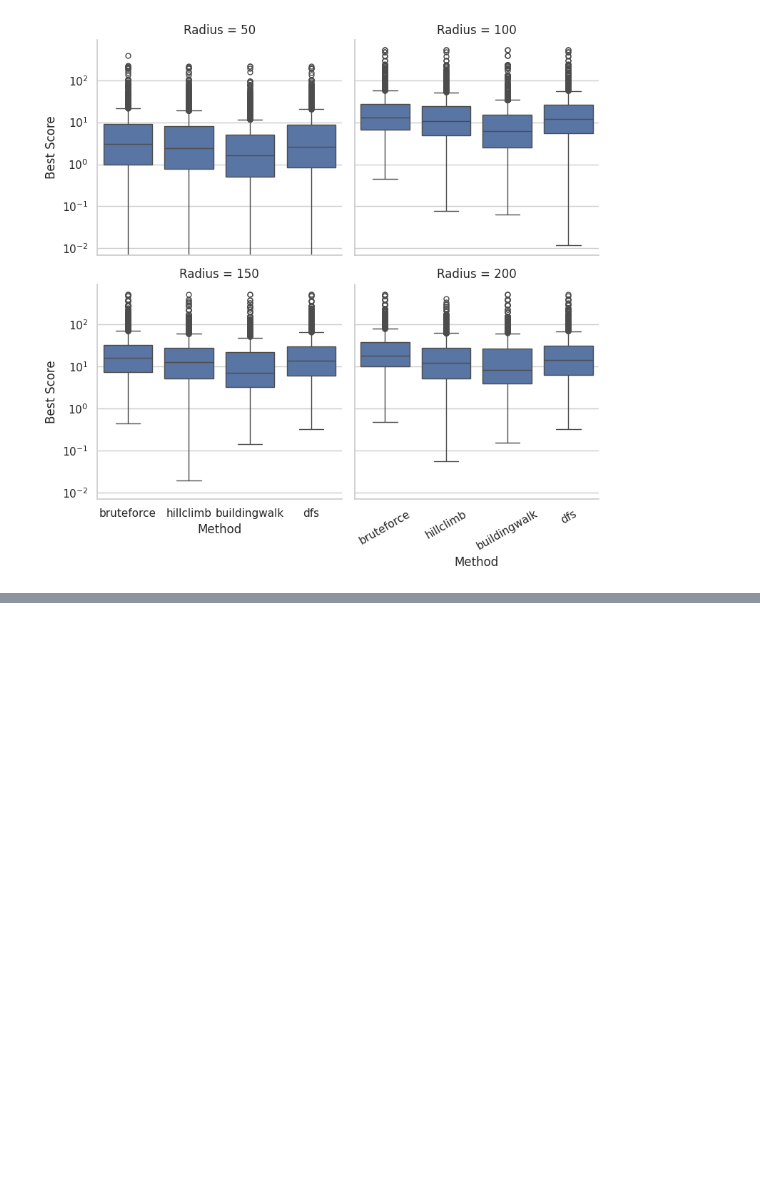
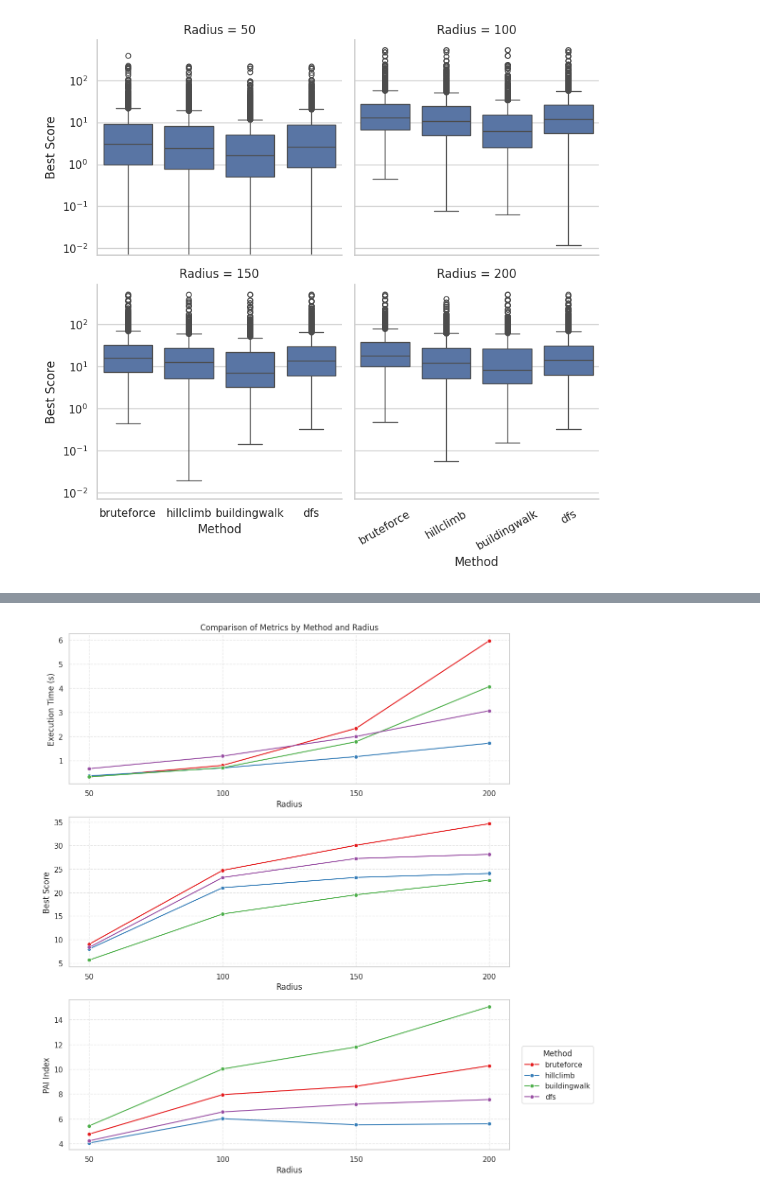
Before and after one commit to lewenhagen/AI_Enhanced_Method_for_Improved_CCTV_Camera_Placement, a Jupyter notebook: notebook.ipynb, the cells around one changed output, grey strips where cells are left out. Saved outputs shown, nothing was run; the diff lists cells and outputs as text; code cells hidden in the pictures; blank space fills up the shorter version.

```diff
--- a/notebook.ipynb
+++ b/notebook.ipynb
@@ -178,0 +307,36 @@ pai_stats
+# %%
+df['radius'] = df['radius'].astype(int)
+
+metrics = ['execution_time', 'best_score', 'pai']
+ylabels = ['Execution Time (s)', 'Best Score', 'PAI Index']
+
+plt.figure(figsize=(12, 12))
+
+for i, metric in enumerate(metrics, 1):
+    ax = plt.subplot(3, 1, i)
+
+    sns.lineplot(
+        x='radius',
+        y=metric,
+        hue='method',
+        data=df,
+        marker='o',
+        errorbar=None,
+        palette='Set1'
+    )
+
+    ax.set_xlabel("Radius")
+    ax.set_ylabel(ylabels[i-1])
+    ax.set_xticks([50, 100, 150, 200])
+    ax.grid(True, linestyle='--', alpha=0.5)
+    if i == 1:
+        ax.set_title("Comparison of Metrics by Method and Radius")
+    if i < 3:
+        ax.get_legend().remove()  # only show legend on last plot
+
+plt.legend(title='Method', bbox_to_anchor=(1.02, 0.5), loc='center left')
+plt.tight_layout()
+plt.savefig('lines-all-metrics.png')
+plt.show()
+# %% [output]
+[figure, added]
```
Also changed, not shown: parts of 6 cells of this notebook.
